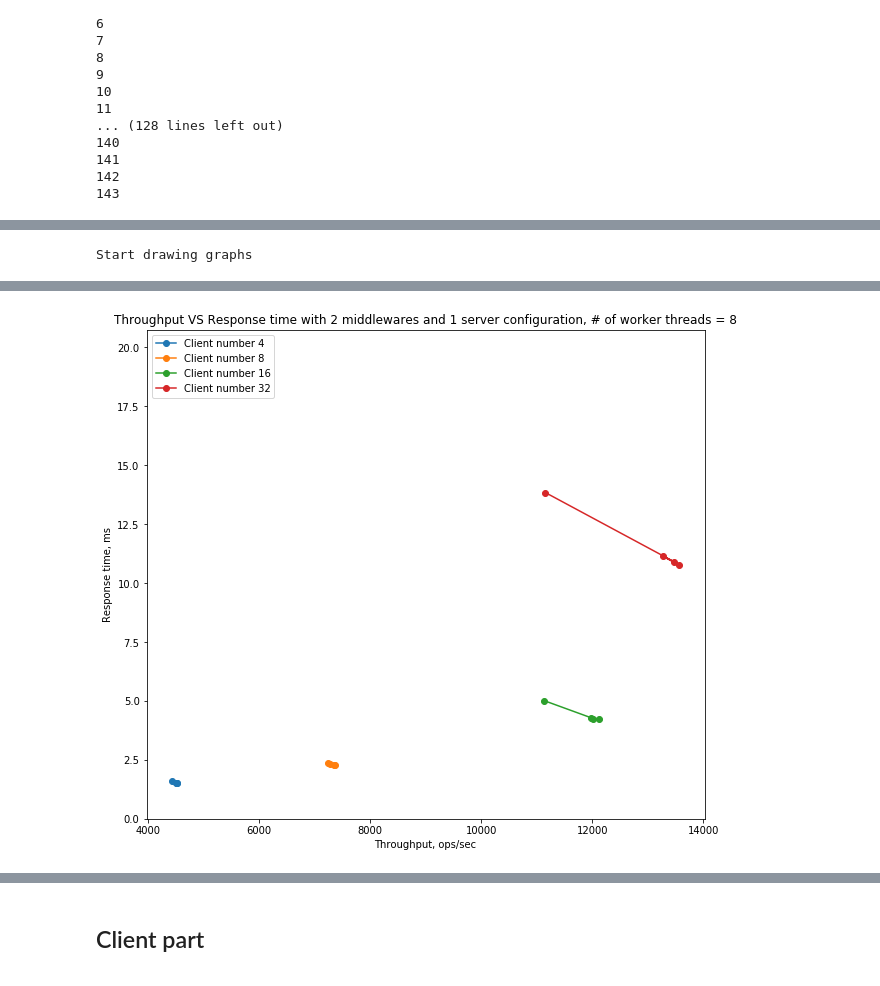
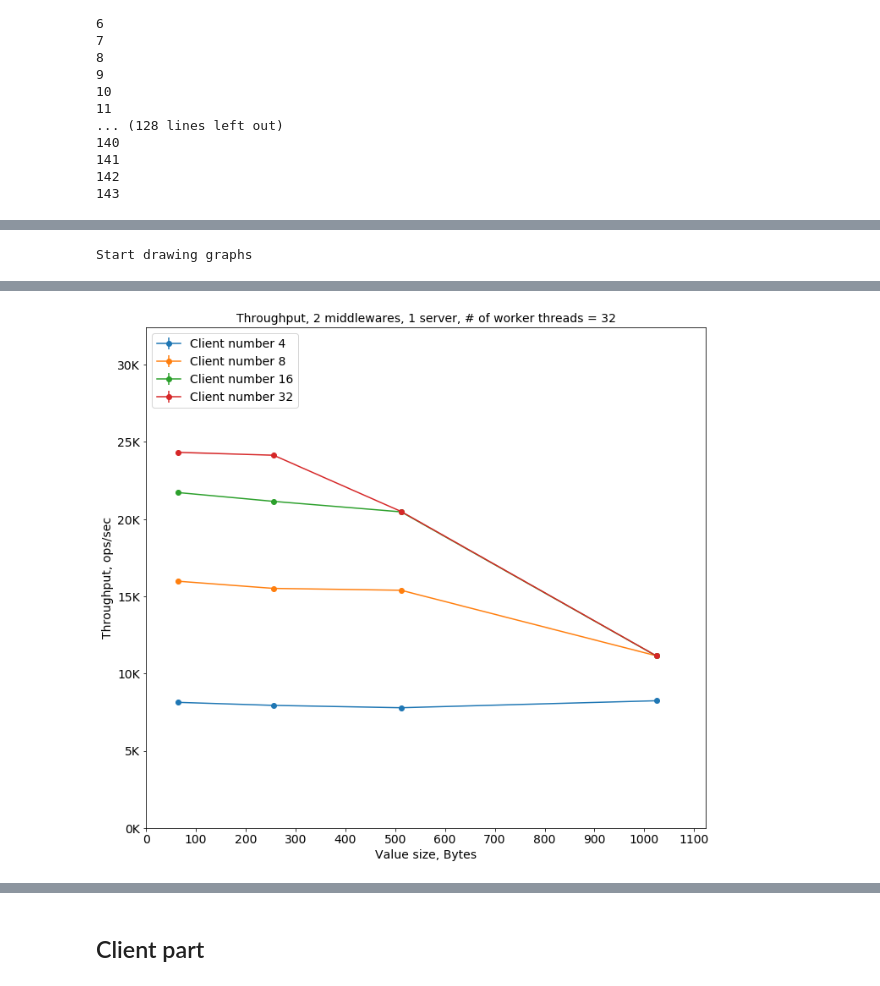
Before and after one commit to skotti/middleware, a Jupyter notebook: analysis/Part5, common for middlewares.ipynb, the cells around one changed output, grey strips where cells are left out. Cells and saved outputs as stored; diff of their text form; code cells hidden in the pictures.

```diff
--- a/analysis/Part5, common for middlewares.ipynb
+++ b/analysis/Part5, common for middlewares.ipynb
@@ -18,7 +133,7 @@ experiments = len(workers) * len(value_sizes) * len(client_numbers) * repetition
 # %%
-mw=1
-path_to_experiment=path_to_experiment="/home/anastasiia/experiment_1/fourth_copy/"
-path_to_logs = "/home/anastasiia/experiment_1/fourth_copy/middleware1_logs/"
+mw=2
+path_to_experiment=path_to_experiment="/home/anastasiia/final_ex/final_copy/"
+path_to_logs = "/home/anastasiia/final_ex/final_copy/middleware2_logs/"
 
 mw_log = open(path_to_experiment+"mw_"+str(mw)+".log","r")
 lines = mw_log.readlines()
@@ -54,7 +169,7 @@ invalidated_experiments=[]
 i = 0
 while i < len(lines):
     parts = lines[i].split(" ")
-    if is_zero(lines[i]) or lines[i].startswith("DEBUG ethz.StatPrinter") or lines[i].startswith("SIGTERM call"):
+    if is_zero(lines[i]) or lines[i].startswith("DEBUG ethz.StatPrinter") or lines[i].startswith("SIGTERM call") or lines[i].startswith("DEBUG ethz.Middleware: CLIENT DISCONNECTED"):
         i += 1
         continue
     new_experiment_positions.append(i)
@@ -194,7 +226,7 @@ for i in range(len(new_experiment_positions)):
 #log45 log46 log47 log48 |w3|
 
 logs_per_experiment = 36
-path_to_logs = "/home/anastasiia/experiment_1/fourth_copy/middleware1_logs/"
+path_to_logs = "/home/anastasiia/final_ex/final_copy/middleware1_logs/"
 
 value_sizes = [64, 256, 512, 1024]
 client_numbers = [4, 8, 16, 32]
@@ -303,7 +335,7 @@ m=142
 m=143
 # %%
 k1 = k # we continue to add to the table
-path_to_logs = "/home/anastasiia/experiment_1/fourth_copy/middleware2_logs/"
+path_to_logs = "/home/anastasiia/final_ex/final_copy/middleware2_logs/"
 
 data=[]
 k = 0
@@ -381,5 +413,5 @@ global_data_9.to_pickle("/home/anastasiia/experiment_1/fourth_copy/global_data_9
 # %%
-global_data_9 = pd.read_pickle("/home/anastasiia/experiment_1/fourth_copy/global_data_9.pkl")
+global_data_9 = pd.read_pickle("/home/anastasiia/final_ex/final_copy/global_data_9.pkl")
 # %%
 print("Start drawing graphs")
 prefix="/home/anastasiia/asl-project-2019-ruzhanskaia/report_src/part5_mid_mid_cl_"
@@ -550,6 +625,9 @@ for w in workers:
     ST_overall = []
     QS_overall = []
     PT_overall = []
+
+    TR_error_overall = []
+    RT_error_overall = []
     for client_number in client_numbers:
         TR = []
         RT = []
@@ -568,20 +646,16 @@ for w in workers:
             groupped0 = subset.groupby(['Repetition']).sum()
             groupped1 = groupped0[[ 'Time5', 'Successful']].mean()
             RT.append(groupped1['Time5'] / groupped1['Successful'] / 1000000.0)
+            groupped_std = groupped0['Time5'] / groupped0['Successful'] / 1000000.0
+            RT_std = np.std(groupped_std.values)
+            RT_error.append(RT_std)
 
             groupped2 = subset.groupby(['Middleware', 'Repetition', 'Worker thread']).sum()[['Successful', 'Duration']]
             groupped3 = groupped2['Successful'] / groupped2['Duration'] * 1000.0
-            TR.append(groupped3.groupby(['Middleware','Repetition']).sum().groupby(['Middleware']).mean().sum())
-
-            '''groupped = subset.groupby(['Repetition']).sum()
-            TR_std = np.std(groupped['TR'].values)
+            #TR.append(groupped3.groupby(['Middleware','Repetition']).sum().groupby(['Middleware']).mean().sum())
+            TR.append(groupped3.groupby(['Middleware','Repetition']).sum().groupby(['Repetition']).sum().mean())
+            TR_std = np.std(groupped3.groupby(['Middleware','Repetition']).sum().groupby(['Repetition']).sum().values)
             TR_error.append(TR_std)
-            TR.append(float(groupped.mean()['TR']))
-            groupped1 = subset.groupby(['Repetition']).sum()
-            groupped2 = groupped1['Total time']/groupped1['Total ops']
-            RT.append(float(groupped2.mean()))
-            RT_std = np.std(groupped2.values)
-            RT_error.append(RT_std)'''
 
             # for formula checks
             # queue average time for all threads
@@ -616,71 +690,56 @@ for w in workers:
         QS_overall.append(QS)
         PT_overall.append(PT)
 
+        TR_error_overall.append(TR_error)
+        RT_error_overall.append(RT_error)
+
+    from matplotlib.ticker import FuncFormatter
+    def kilo(x, pos):
+        return '%1.fK' % (x*1e-3)
+    formatter = FuncFormatter(kilo)
     plt.figure(figsize=(10, 9))
-    plt.title("Throughput with 2 middlewares and 1 server configuration, # of worker threads = "+str(w))
+    plt.axes().yaxis.set_major_formatter(formatter)
+    plt.title("Throughput, 2 middlewares, 1 server, # of worker threads = "+str(w))
     max1 = 0
     for i in range(len(TR_overall)):
-        plt.plot(X_axis, TR_overall[i], '-o',
-                label="Client number "+str(client_numbers[i]))
-        '''plt.errorbar(X_axis, TR_overall[i],
+        plt.errorbar(X_axis, TR_overall[i],
                 yerr=TR_error_overall[i],
                 fmt='-o',
-                label="Value size "+str(value_sizes[i]))'''
-        max2 = max(TR_overall[i]) + max(TR_overall[i])/2
+                label="Client number "+str(client_numbers[i]))
+        max2 = max(TR_overall[i]) + max(TR_overall[i])/3
         if max2 > max1:
             max1 = max2
     plt.ylim(0, max1)
+    plt.xlim(0, max(X_axis) + 100)
+    plt.xticks(np.arange(0, max(X_axis) + 100, 100))
+    plt.yticks(np.arange(0, max1, 5000))
     plt.ylabel('Throughput, ops/sec')
-    plt.xlabel('Value size')
+    plt.xlabel('Value size, Bytes')
     plt.legend(loc="upper left")
     plt.tight_layout(0)
     plt.savefig(prefix + str(w) + "_tr.pdf")
-    #plt.savefig(prefix + str(w)+"_tr.png", dpi=300)
     plt.show()
 
     max1 = 0
     plt.figure(figsize=(10, 9))
-    plt.title("Response time with 2 middlewares and 1 server configuration, # of worker threads = "+str(w))
+    plt.title("Response time, 2 middlewares, 1 server, # of worker threads = "+str(w))
     for i in range(len(RT_overall)):
-        plt.plot(X_axis, RT_overall[i], '-o',
-                label="Client number "+str(client_numbers[i]))
-        '''plt.errorbar(X_axis, RT_overall[i],
+        plt.errorbar(X_axis, RT_overall[i],
                 yerr=RT_error_overall[i],
                 fmt='-o',
-                label="Value size "+str(value_sizes[i]))'''
-        max2 = max(RT_overall[i]) + max(RT_overall[i])/2
+                label="Client number "+str(client_numbers[i]))
+        max2 = max(RT_overall[i]) + max(RT_overall[i])/3
         if max2 > max1:
             max1 = max2
     plt.ylim(0, max1)
+    plt.xlim(0, max(X_axis) + 100)
+    plt.xticks(np.arange(0, max(X_axis) + 100, 100))
+    plt.yticks(np.arange(0, max1, 1))
     plt.ylabel('Response time, ms')
-    plt.xlabel('Value size')
+    plt.xlabel('Value size, Bytes')
     plt.legend(loc="upper left")
     plt.tight_layout(0)
     plt.savefig(prefix + str(w) + "_rt.pdf")
-    #plt.savefig(prefix + str(w)+"_rt.png", dpi=300)
     plt.show()
-
-    max1 = 0
-    plt.figure(figsize=(10, 9))
-    plt.title("Throughput VS Response time with 2 middlewares and 1 server configuration, # of worker threads = "+str(w))
-    for i in range(len(RT_overall)):
-        plt.plot(TR_overall[i], RT_overall[i], '-o',
-                label="Client number "+str(client_numbers[i]))
-        '''plt.errorbar(TR_overall[i], RT_overall[i],
-                xerr=TR_error_overall[i],
-                yerr=RT_error_overall[i],
-                fmt='-o',
-                label="Value size "+str(value_sizes[i]))'''
-        max2 = max(RT_overall[i]) + max(RT_overall[i])/2
-        if max2 > max1:
-            max1 = max2
-    plt.ylim(0, max1)
-    plt.ylabel('Response time, ms')
-    plt.xlabel('Throughput, ops/sec')
-    plt.legend(loc="upper left")
-    plt.savefig(prefix + str(w) + "_rttr.pdf", bbox_inches = 'tight',
-                pad_inches = 0)
-    #plt.savefig(prefix + str(w)+"_rttr.png", dpi=300)
-    plt.show()
 # %% [output]
 Start drawing graphs
@@ -689 +748 @@ Start drawing graphs
-[figure, old version]
+[figure, new version]
```
Also changed, not shown: parts of 10 cells of this notebook, 13 other files.
